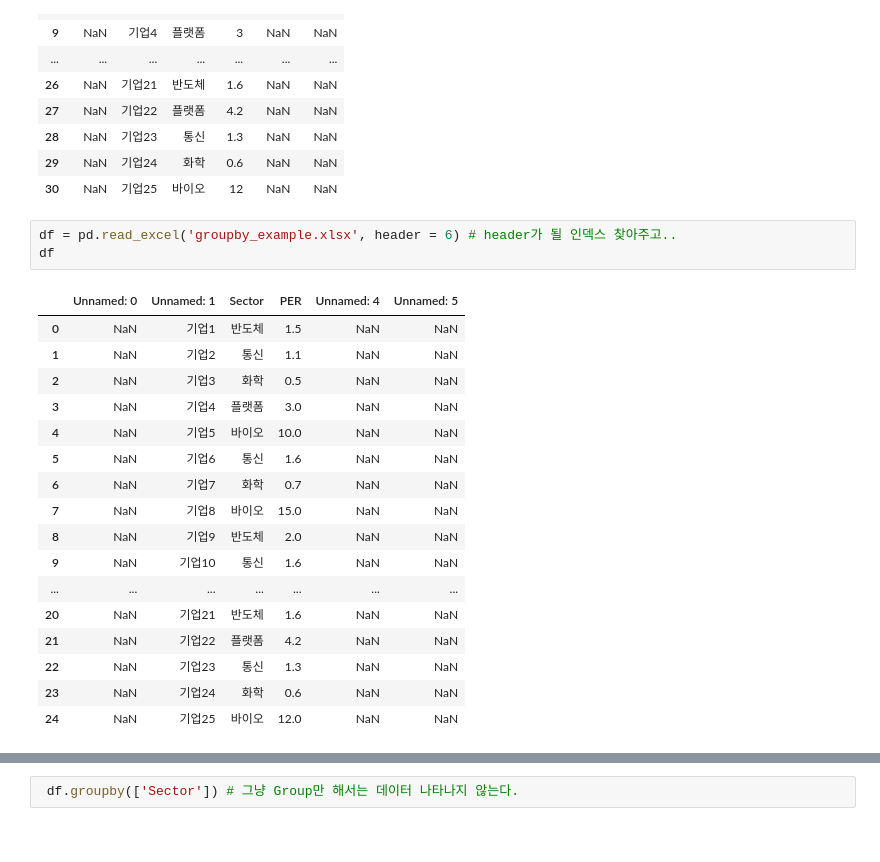
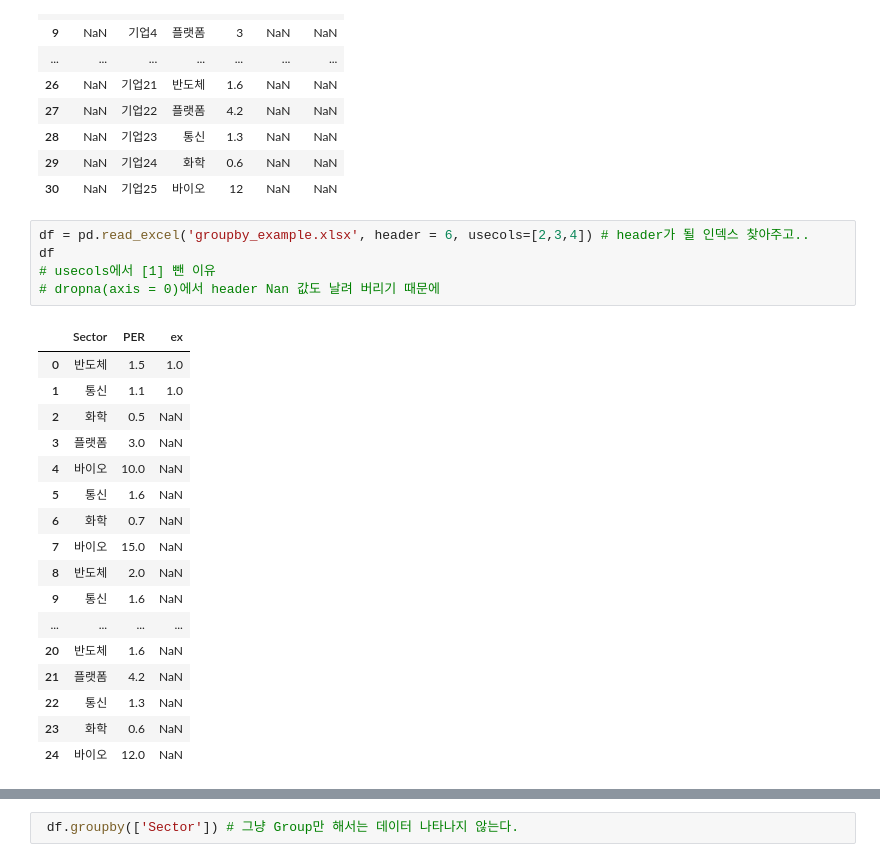
Before and after one commit to DavidEugen/study.python.start, a Jupyter notebook: pandas/03_DataFrame.ipynb, the cells around one changed output, grey strips where cells are left out. Saved outputs shown, nothing was run; the diff lists cells and outputs as text.

Commit message:
Doc: groupBy

```diff
--- a/pandas/03_DataFrame.ipynb
+++ b/pandas/03_DataFrame.ipynb
@@ -1983,23 +2020,25 @@ df
 | 29 | NaN | 기업24 | 화학 | 0.6 | NaN | NaN |
 | 30 | NaN | 기업25 | 바이오 | 12 | NaN | NaN |
 # %%
-df = pd.read_excel('groupby_example.xlsx', header = 6) # header가 될 인덱스 찾아주고..
+df = pd.read_excel('groupby_example.xlsx', header = 6, usecols=[2,3,4]) # header가 될 인덱스 찾아주고..
 df
+# usecols에서 [1] 뺀 이유
+# dropna(axis = 0)에서 header Nan 값도 날려 버리기 때문에
 # %% [output]
-|  | Unnamed: 0 | Unnamed: 1 | Sector | PER | Unnamed: 4 | Unnamed: 5 |
-| 0 | NaN | 기업1 | 반도체 | 1.5 | NaN | NaN |
-| 1 | NaN | 기업2 | 통신 | 1.1 | NaN | NaN |
-| 2 | NaN | 기업3 | 화학 | 0.5 | NaN | NaN |
-| 3 | NaN | 기업4 | 플랫폼 | 3.0 | NaN | NaN |
-| 4 | NaN | 기업5 | 바이오 | 10.0 | NaN | NaN |
-| 5 | NaN | 기업6 | 통신 | 1.6 | NaN | NaN |
-| 6 | NaN | 기업7 | 화학 | 0.7 | NaN | NaN |
-| 7 | NaN | 기업8 | 바이오 | 15.0 | NaN | NaN |
-| 8 | NaN | 기업9 | 반도체 | 2.0 | NaN | NaN |
-| 9 | NaN | 기업10 | 통신 | 1.6 | NaN | NaN |
-| ... | ... | ... | ... | ... | ... | ... |
-| 20 | NaN | 기업21 | 반도체 | 1.6 | NaN | NaN |
-| 21 | NaN | 기업22 | 플랫폼 | 4.2 | NaN | NaN |
-| 22 | NaN | 기업23 | 통신 | 1.3 | NaN | NaN |
-| 23 | NaN | 기업24 | 화학 | 0.6 | NaN | NaN |
-| 24 | NaN | 기업25 | 바이오 | 12.0 | NaN | NaN |
+|  | Sector | PER | ex |
+| 0 | 반도체 | 1.5 | 1.0 |
+| 1 | 통신 | 1.1 | 1.0 |
+| 2 | 화학 | 0.5 | NaN |
+| 3 | 플랫폼 | 3.0 | NaN |
+| 4 | 바이오 | 10.0 | NaN |
+| 5 | 통신 | 1.6 | NaN |
+| 6 | 화학 | 0.7 | NaN |
+| 7 | 바이오 | 15.0 | NaN |
+| 8 | 반도체 | 2.0 | NaN |
+| 9 | 통신 | 1.6 | NaN |
+| ... | ... | ... | ... |
+| 20 | 반도체 | 1.6 | NaN |
+| 21 | 플랫폼 | 4.2 | NaN |
+| 22 | 통신 | 1.3 | NaN |
+| 23 | 화학 | 0.6 | NaN |
+| 24 | 바이오 | 12.0 | NaN |
```
Also changed, not shown: parts of 38 cells of this notebook, 1 other file.
